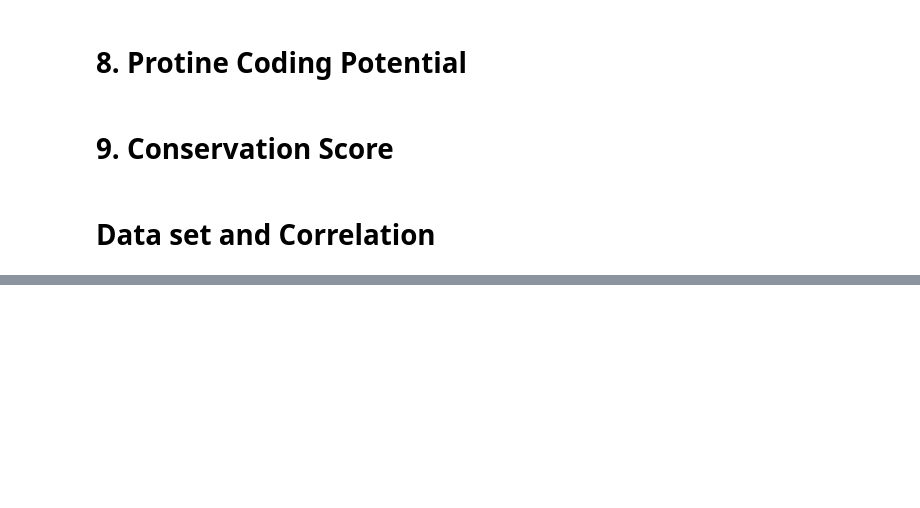
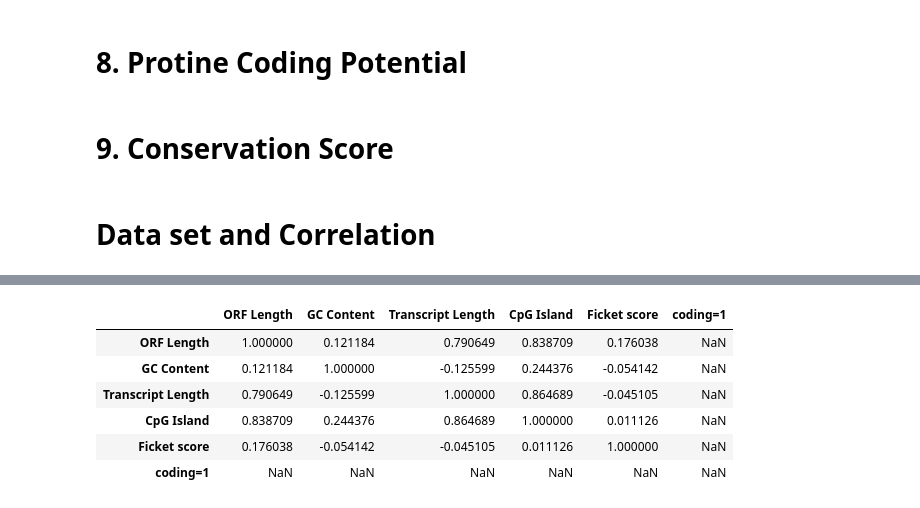
Before and after one commit to Thejus-M/Research-notes-non-coding-Rna-, a Jupyter notebook: Compiled _features-checkpoint.ipynb, the cells around one changed output, grey strips where cells are left out. Saved outputs shown, nothing was run; the diff lists cells and outputs as text; code cells hidden in the pictures; blank space fills up the shorter version.

```diff
--- a/Compiled _features-checkpoint.ipynb
+++ b/Compiled _features-checkpoint.ipynb
@@ -1,3 +1,6 @@
+# %%
+filename="pcrna.fa"
+# filename="lncRNA.fa"
 # %% [markdown]
 # 1. Fickett_Score
 # %%
@@ -556 +578,11 @@ df
+# %%
+df_ncoding.corr()
+# %% [output]
+|  | ORF Length | GC Content | Transcript Length | CpG Island | Ficket score | coding=1 |
+| ORF Length | 1.000000 | 0.121184 | 0.790649 | 0.838709 | 0.176038 | NaN |
+| GC Content | 0.121184 | 1.000000 | -0.125599 | 0.244376 | -0.054142 | NaN |
+| Transcript Length | 0.790649 | -0.125599 | 1.000000 | 0.864689 | -0.045105 | NaN |
+| CpG Island | 0.838709 | 0.244376 | 0.864689 | 1.000000 | 0.011126 | NaN |
+| Ficket score | 0.176038 | -0.054142 | -0.045105 | 0.011126 | 1.000000 | NaN |
+| coding=1 | NaN | NaN | NaN | NaN | NaN | NaN |
 # %%
```
Also changed, not shown: parts of 29 cells of this notebook, 1 other file.
